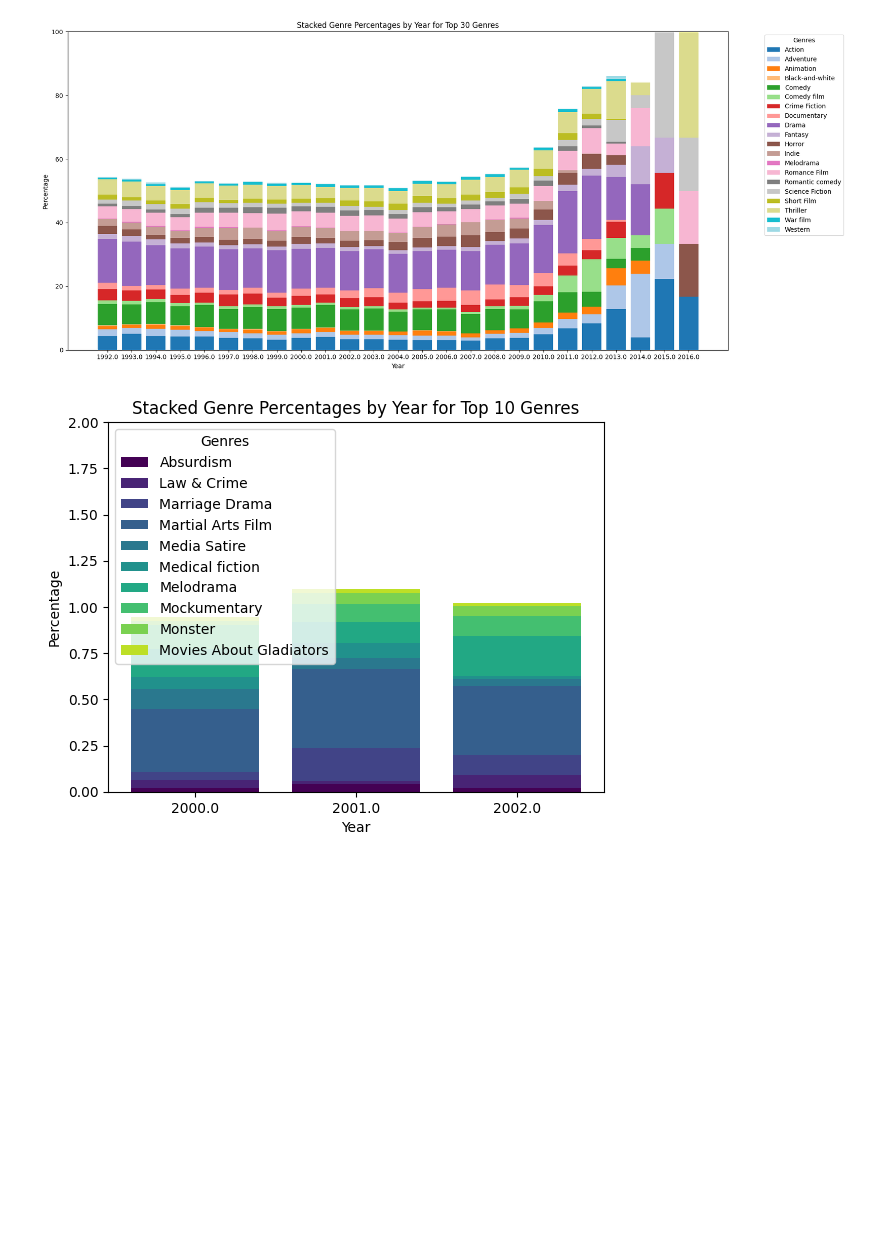
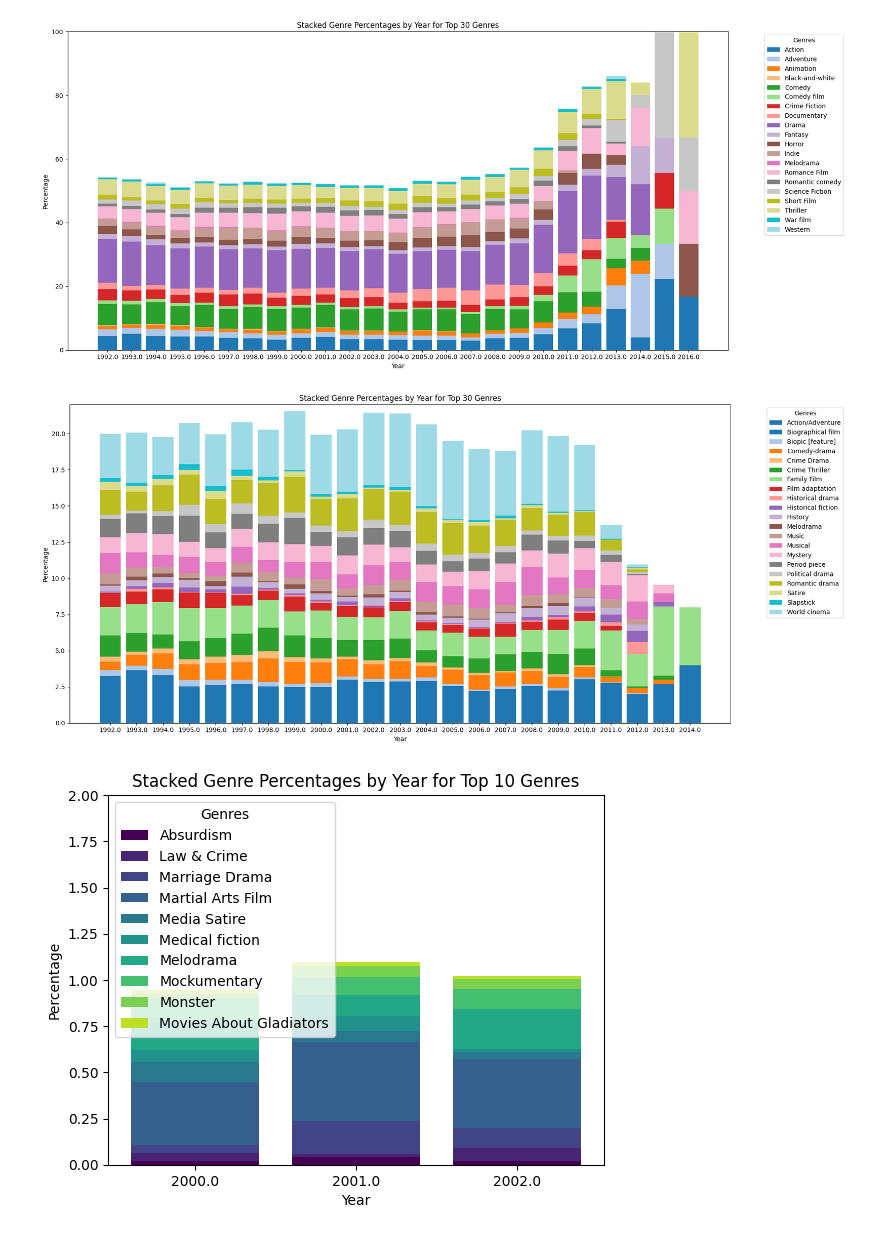
Before and after one commit to epfl-ada/ada-2023-project-thewestbobers, a Jupyter notebook: Untitled.ipynb, the cells around one changed output. Drawn from its saved outputs; the diff is of its cells as text; code cells hidden in the pictures; blank space fills up the shorter version.

```diff
--- a/Untitled.ipynb
+++ b/Untitled.ipynb
@@ -645,6 +807,91 @@ plt.tight_layout()
 plt.show()
 # %% [output]
 [figure]
+# %%
+
+# Assuming genre_counts_df is your DataFrame
+
+# Filter the DataFrame for the selected years
+years_to_plot = [1992,1993,1994,1995,1996,1997,1998,1999,2000, 2001,2002,2003,2004,2005,2006,2007,2008,2009,2010,2011,2012,2013,2014,2015,2016]  # You can add more years to this list
+data_to_plot = genre_counts_df[genre_counts_df['year'].isin(years_to_plot)]
+
+# Determine the top 10 genres (based on frequency of appearance)
+data_sorted = data_filtered.sort_values(['year', 'genres'])
+
+# Get the value counts for each genre
+genre_value_counts = genre_counts_df['genres'].value_counts()
+
+# Select the genres ranked from 20th to 40th
+top_genres = genre_value_counts.iloc[19:40].index  # Indexing starts at 0, so 19 is the 20th item
+
+# Filter the data to include only the top 10 genres
+data_filtered = data_to_plot[data_to_plot['genres'].isin(top_genres)]
+
+# Sort the filtered data by year and then by genres
+data_sorted = data_filtered.sort_values(['year', 'genres'])
+
+# Extract the unique genres and years
+unique_genres = data_sorted['genres'].unique()
+unique_years = data_sorted['year'].unique()
+
+
+# Function to generate distinct colors
+def generate_distinct_colors(num_colors):
+    colors = []
+    # Use a combination of colormaps
+    colormaps = [plt.cm.tab20, plt.cm.Set3, plt.cm.Paired, plt.cm.Accent]
+    for i in range(num_colors):
+        cmap = colormaps[i % len(colormaps)]
+        colors.append(cmap(i / num_colors))
+    return colors
+
+# Generate 34 distinct colors
+
+
+# Create a dictionary to map genres to colors
+#genre_colors = {genre: color for genre, color in zip(unique_genres, distinct_colors)}
+
+# Now you can use genre_colors in your plotting code
+# Assign a unique color for each of the top 10 genres using a different colormap for more variety
+#genre_colors = {genre: plt.cm.tab20(i / len(unique_genres)) for i, genre in enumerate(unique_genres)}
+genre_colors = {genre: plt.cm.tab20(i / len(unique_genres)) for i, genre in enumerate(unique_genres)}
+#distinct_colors = generate_distinct_colors(len(unique_genres))
+#genre_colors = distinct_colors
+
+# Initialize figure and axis
+fig, ax = plt.subplots(figsize=(18, 8))
+genres = top_genres.to_list()
+# Create a stacked bar chart
+for year in unique_years:
+    bottom = np.zeros(len(unique_years))  # Initialize the bottom array for this year
+    year_data = data_sorted[data_sorted['year'] == year]
+
+    for genre in unique_genres:
+        genre_data = year_data[year_data['genres'] == genre]
+        if not genre_data.empty:
+            percentage = genre_data['percentage'].values[0]
+            ax.bar(str(year), percentage, bottom=bottom, color=genre_colors[genre], label=genre)
+            bottom += percentage
+
+# Set y-axis limits to 0-100
+ax.set_ylim(0, 22)
+
+# Add labels and title
+ax.set_xlabel('Year')
+ax.set_ylabel('Percentage')
+ax.set_title('Stacked Genre Percentages by Year for Top 30 Genres')
+
+# Add a legend for genres
+# Place the legend outside of the plot
+ax.legend(genre_colors.keys(), title="Genres", bbox_to_anchor=(1.05, 1), loc='upper left')
+
+# Adjust layout to make room for the legend
+plt.tight_layout()
+
+# Show the plot
+plt.show()
+# %% [output]
+[figure, added]
 # %%
 
 # Assuming genre_counts_df is your DataFrame
```
Also changed, not shown: parts of 2 cells of this notebook.
